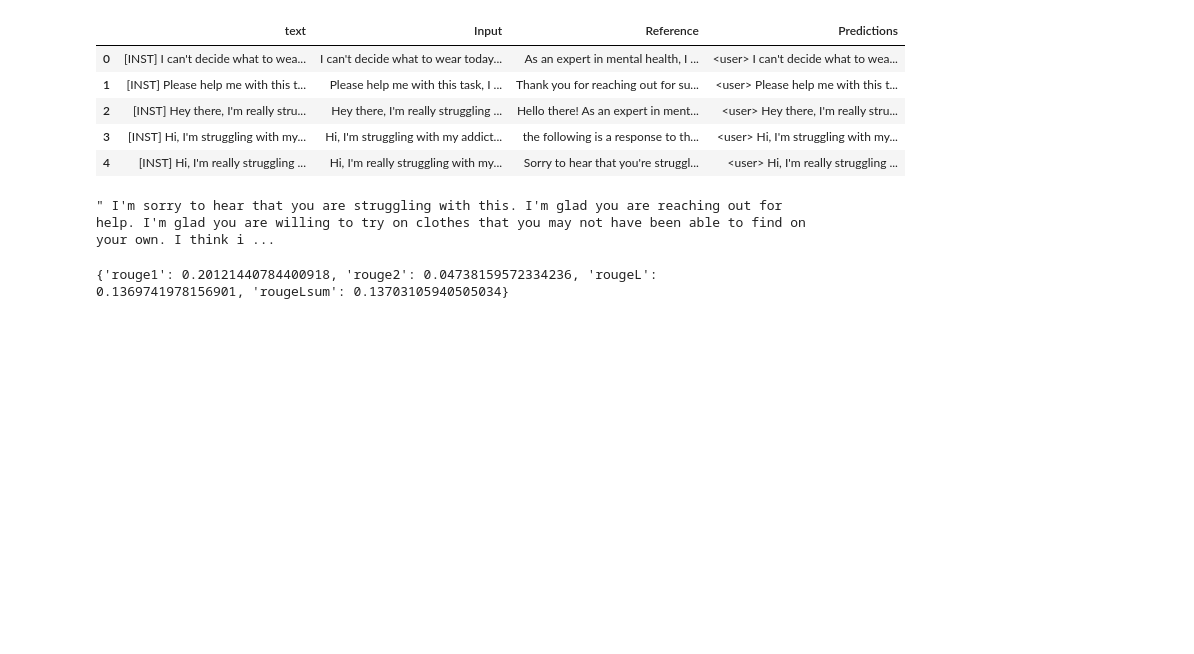
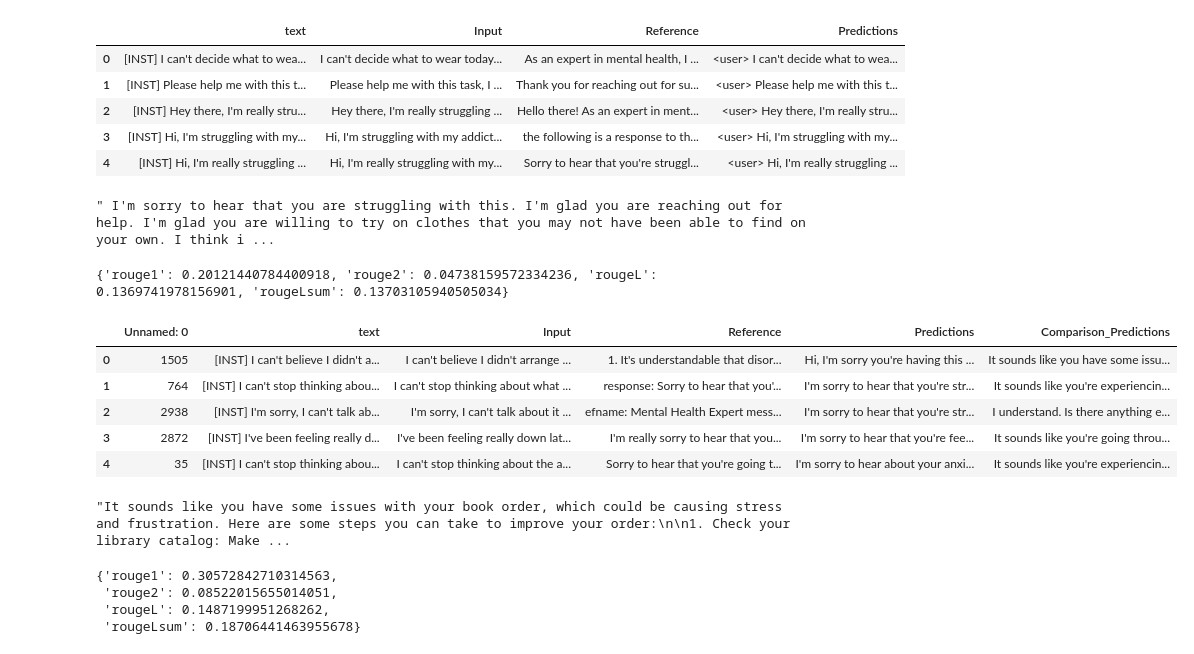
Before and after one commit to jeffreykthomas/AAI-Capstone, a Jupyter notebook: Evaluate_Rogue.ipynb, the cells around one changed output. Cells and saved outputs as stored; diff of their text form; code cells hidden in the pictures; blank space fills up the shorter version.

```diff
--- a/Evaluate_Rogue.ipynb
+++ b/Evaluate_Rogue.ipynb
@@ -145,3 +146,18 @@ results = rouge.compute(predictions=df['Predictions'], references=df['Reference'
 print(results)
 # %% [output]
 {'rouge1': 0.20121440784400918, 'rouge2': 0.04738159572334236, 'rougeL': 0.1369741978156901, 'rougeLsum': 0.13703105940505034}
+# %%
+df_comparison = pd.read_csv('data/datasets/RogueEval/predictions_with_comparison.csv')
+# %%
+df_comparison.head()
+# %% [output]
+|  | Unnamed: 0 | text | Input | Reference | Predictions | Comparison_Predictions |
+| 0 | 1505 | [INST] I can't believe I didn't a... | I can't believe I didn't arrange ... | 1. It's understandable that disor... | Hi, I'm sorry you're having this ... | It sounds like you have some issu... |
+| 1 | 764 | [INST] I can't stop thinking abou... | I can't stop thinking about what ... | response: Sorry to hear that you'... | I'm sorry to hear that you're str... | It sounds like you're experiencin... |
+| 2 | 2938 | [INST] I'm sorry, I can't talk ab... | I'm sorry, I can't talk about it ... | efname: Mental Health Expert mess... | I'm sorry to hear that you're str... | I understand. Is there anything e... |
+| 3 | 2872 | [INST] I've been feeling really d... | I've been feeling really down lat... | I'm really sorry to hear that you... | I'm sorry to hear that you're fee... | It sounds like you're going throu... |
+| 4 | 35 | [INST] I can't stop thinking abou... | I can't stop thinking about the a... | Sorry to hear that you're going t... | I'm sorry to hear about your anxi... | It sounds like you're experiencin... |
+# %%
+df_comparison['Comparison_Predictions'].iloc[0]
+# %% [output]
+"It sounds like you have some issues with your book order, which could be causing stress and frustration. Here are some steps you can take to improve your order:\n\n1. Check your library catalog: Make ...
@@ -147,0 +167,7 @@ print(results)
+# %%
+results
+# %% [output]
+{'rouge1': 0.30572842710314563,
+ 'rouge2': 0.08522015655014051,
+ 'rougeL': 0.1487199951268262,
+ 'rougeLsum': 0.18706441463955678}
```
Also changed, not shown: parts of 2 cells of this notebook, 1 other file.
